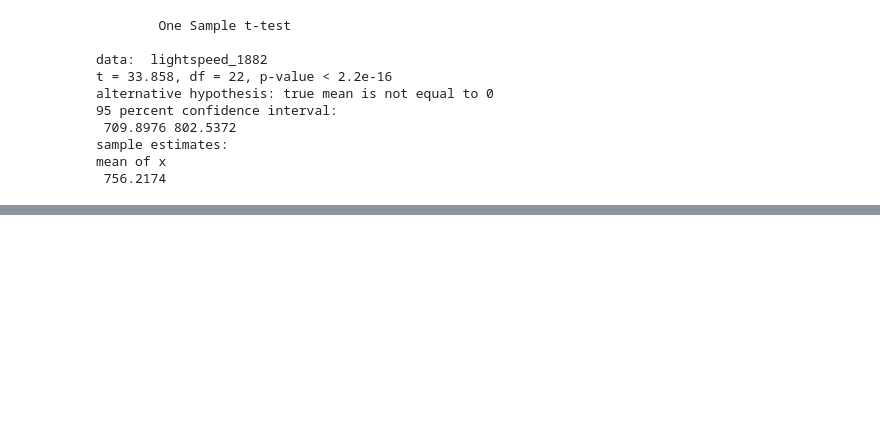
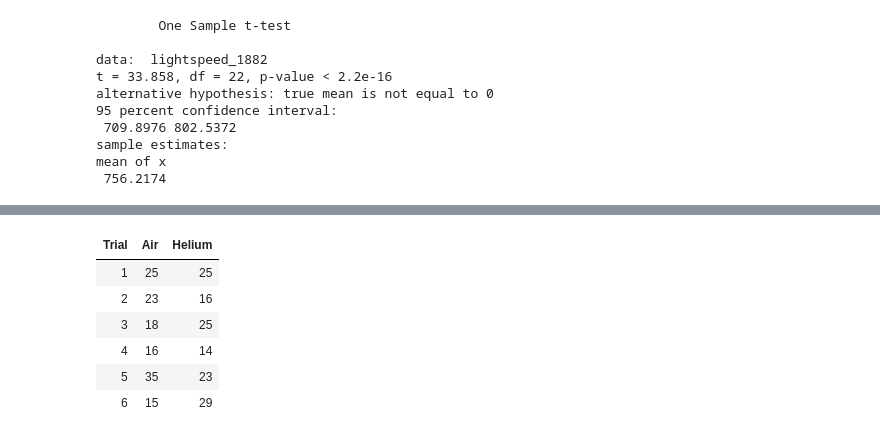
Before and after one commit to lich-uct/r_tutorial, a Jupyter notebook: 08/08.ipynb, the cells around one changed output, grey strips where cells are left out. Cells and saved outputs as stored; diff of their text form; code cells hidden in the pictures; blank space fills up the shorter version.

```diff
--- a/08/08.ipynb
+++ b/08/08.ipynb
@@ -534,0 +475,11 @@ mean of x mean of y
+# %%
+df_kicks <- read.table("kicks.csv", header = T, sep="\t")
+head(df_kicks)
+# %% [output]
+| Trial | Air | Helium |
+| 1 | 25 | 25 |
+| 2 | 23 | 16 |
+| 3 | 18 | 25 |
+| 4 | 16 | 14 |
+| 5 | 35 | 23 |
+| 6 | 15 | 29 |
```
Also changed, not shown: parts of 32 cells of this notebook, 2 other files.
